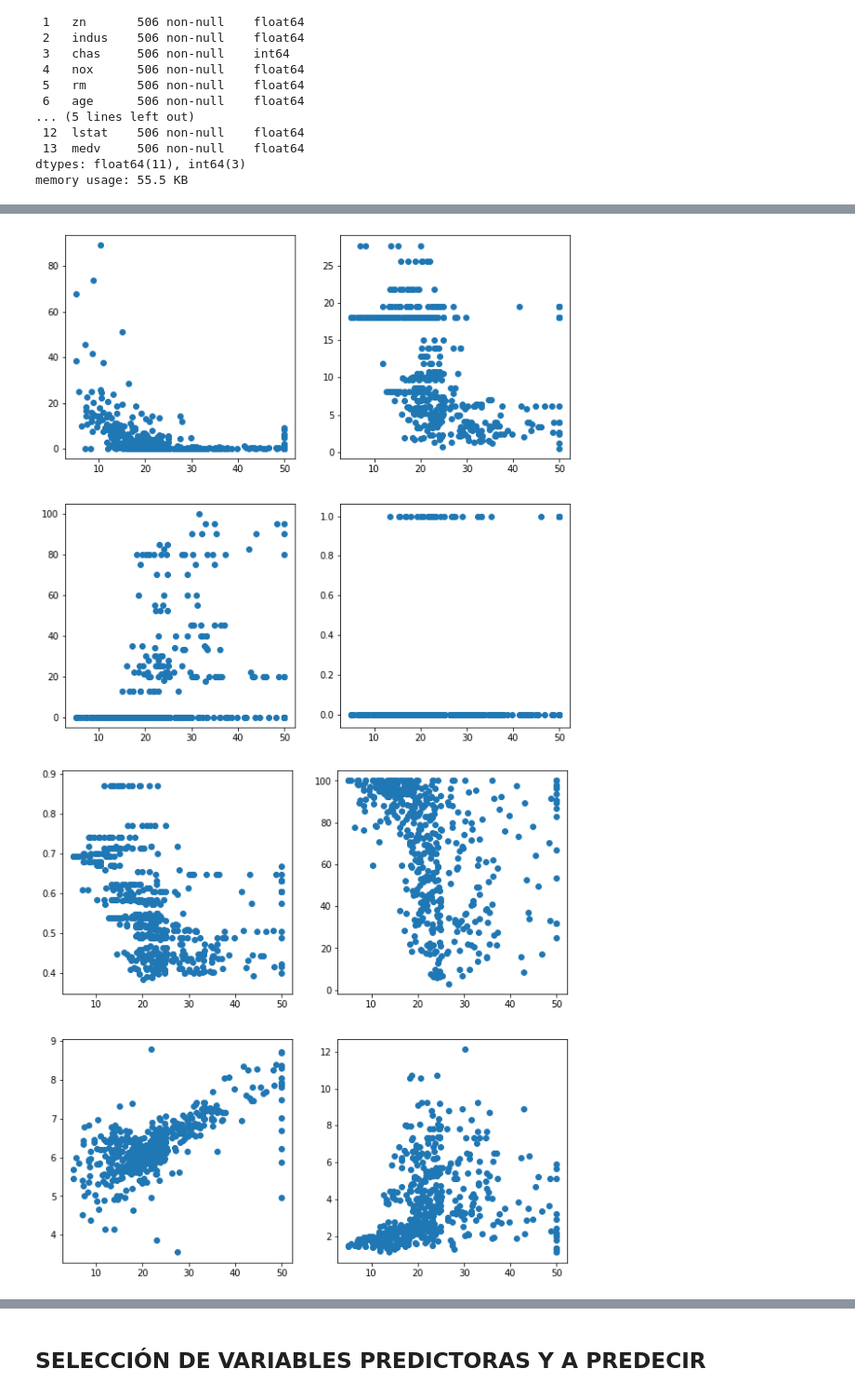
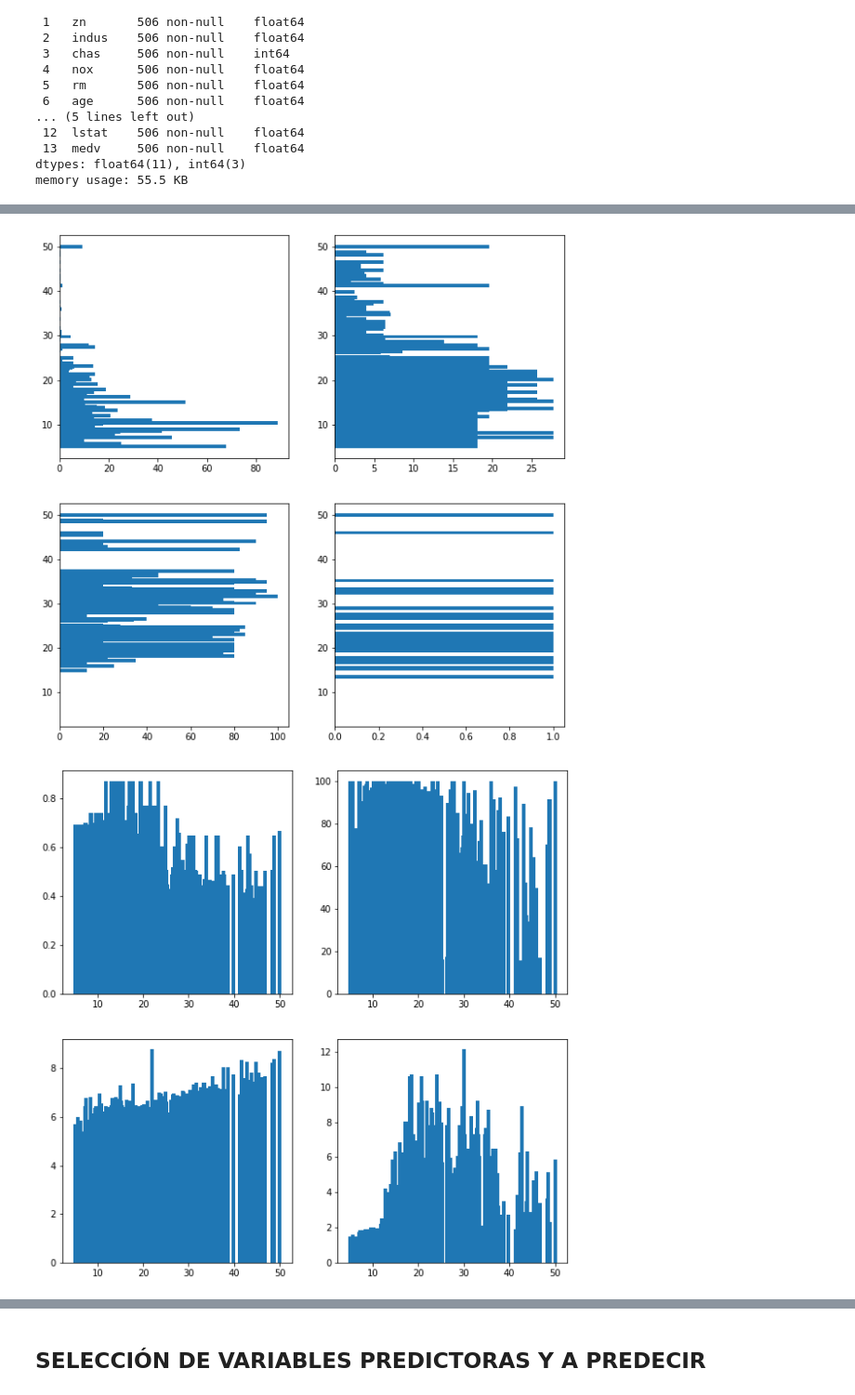
Before and after one commit to emaro03/Random-Forest-Regresion, a Jupyter notebook: Random Forest - Regresión.ipynb, the cells around one changed output, grey strips where cells are left out. Shown at 93% size. Drawn from its saved outputs; the diff is of its cells as text; code cells hidden in the pictures.

```diff
--- a/Random Forest - Regresión.ipynb
+++ b/Random Forest - Regresión.ipynb
@@ -9,7 +9,7 @@ from sklearn.ensemble import RandomForestRegressor
 # %% [markdown]
 ## LECTURA Y EXPLORACIÓN DE LOS DATOS
 # %%
-df = pd.read_csv(r"C:\Users\Owner\Documents\GitHub\Machine Learning Course\datasets\boston/Boston.csv")
+df = pd.read_csv(r"C:\Users\Owner\Documents\GitHub\Machine Learning Course\datasets\boston\Boston.csv")
 df.head()
 # %% [output]
 |  | crim | zn | indus | chas | nox | rm | age | dis | rad | tax | ptratio | ... |
@@ -52,24 +57,24 @@ df.describe()
 | max | 88.976200 | 100.000000 | 27.740000 | 1.000000 | 0.871000 | 8.780000 | 100.000000 | 12.126500 | 24.000000 | 711.000000 | 22.000000 | ... |
 # %%
 fig, axs = plt.subplots(2, 2, figsize=(10, 10))
-axs[0, 0].scatter(df.medv, df.crim)
-axs[1, 0].scatter(df.medv, df.zn)
-axs[0, 1].scatter(df.medv, df.indus)
-axs[1, 1].scatter(df.medv, df.chas)
+axs[0, 0].barh(df.medv, df.crim)
+axs[1, 0].barh(df.medv, df.zn)
+axs[0, 1].barh(df.medv, df.indus)
+axs[1, 1].barh(df.medv, df.chas)
 
 plt.show()
 # %% [output]
-[figure, old version]
+[figure, new version]
 # %%
 fig, axs = plt.subplots(2, 2, figsize=(10, 10))
-axs[0, 0].scatter(df.medv, df.nox)
-axs[1, 0].scatter(df.medv, df.rm)
-axs[0, 1].scatter(df.medv, df.age)
-axs[1, 1].scatter(df.medv, df.dis)
+axs[0, 0].bar(df.medv, df.nox)
+axs[1, 0].bar(df.medv, df.rm)
+axs[0, 1].bar(df.medv, df.age)
+axs[1, 1].bar(df.medv, df.dis)
 
 plt.show()
 # %% [output]
-[figure, old version]
+[figure, new version]
 # %%
 fig, axs = plt.subplots(2, 2, figsize=(10, 10))
 axs[0, 0].scatter(df.medv, df.rad)
```
Also changed, not shown: parts of 4 cells of this notebook.
